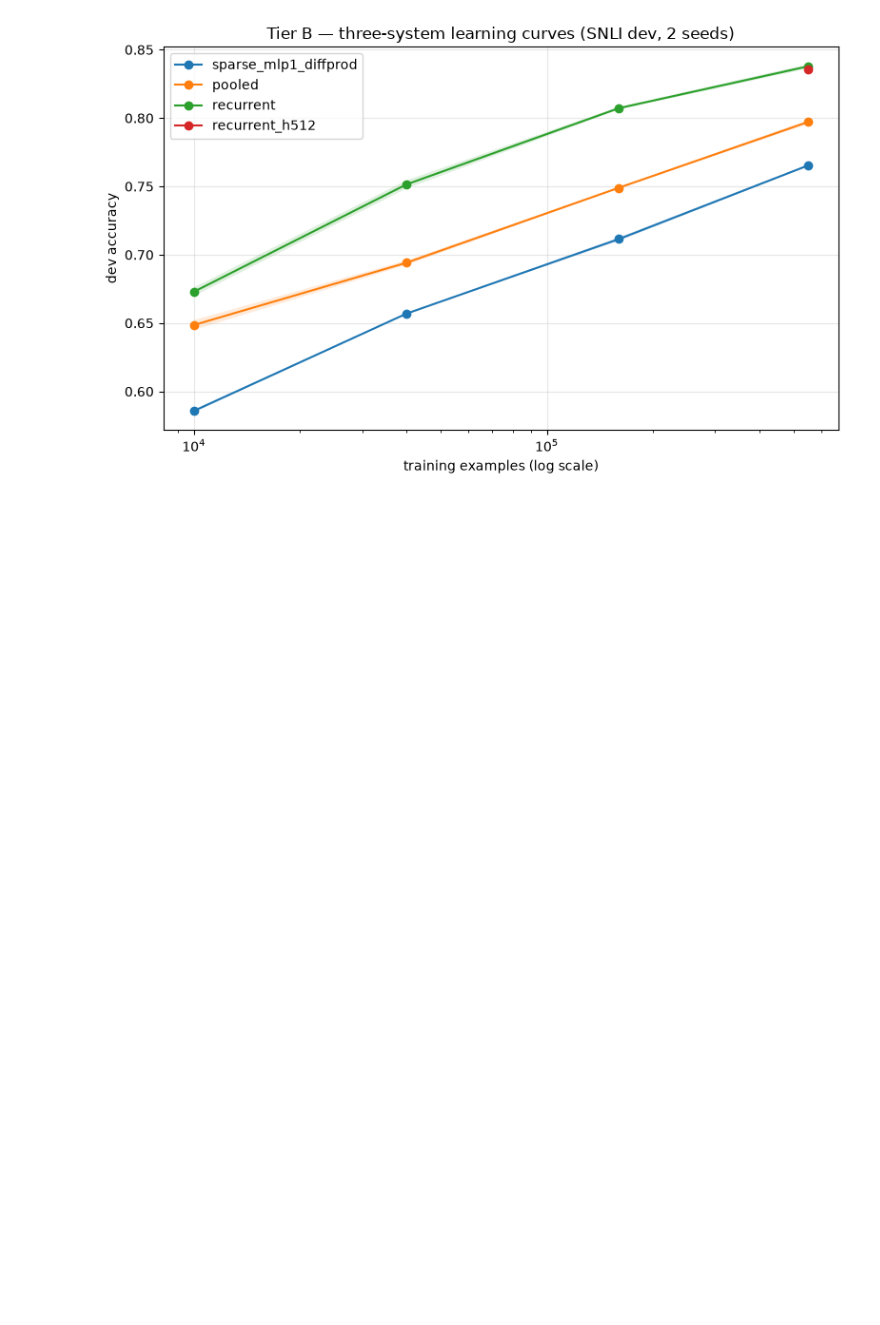
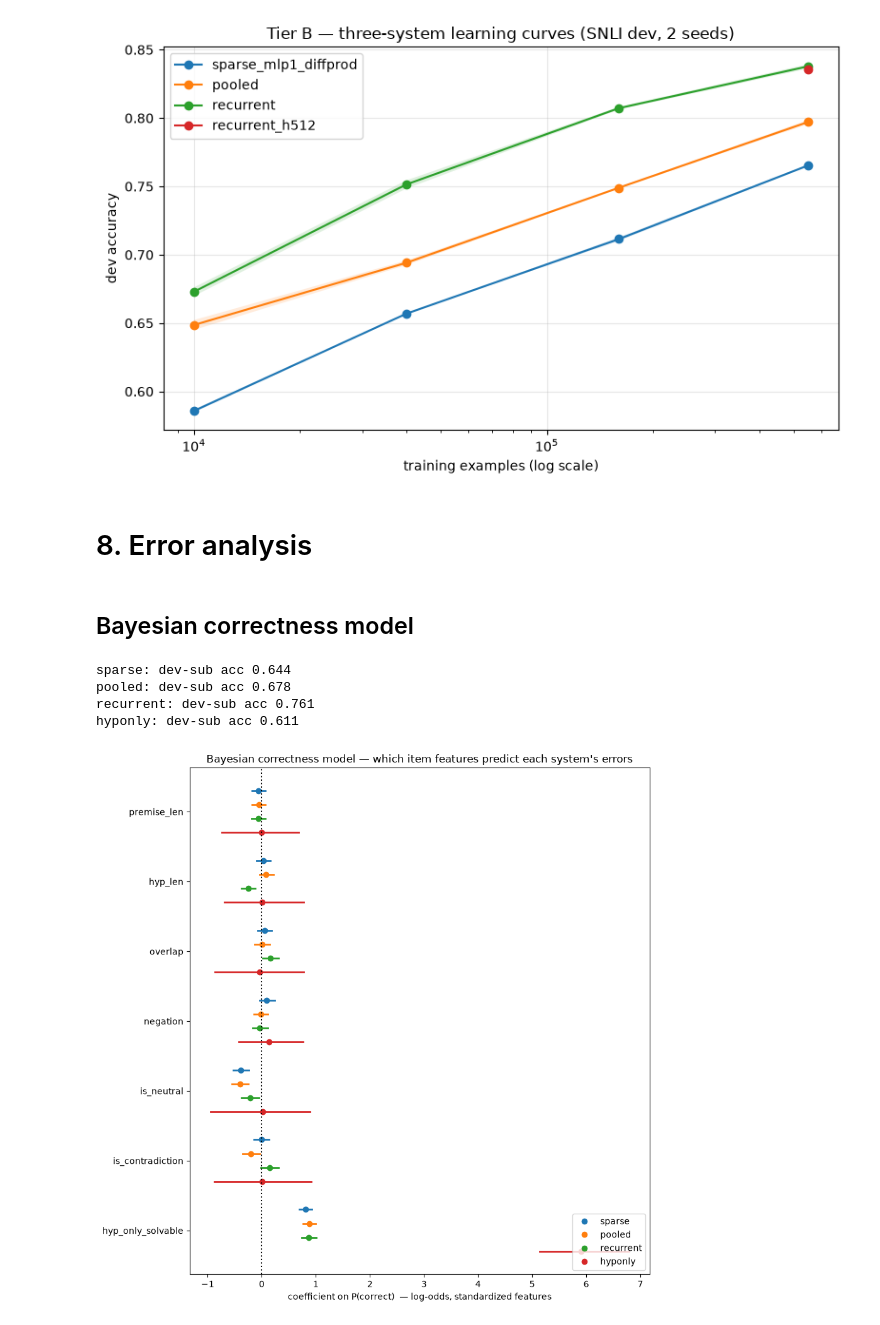
Before and after one commit to vvaitsopoulou/nlp2proj, a Jupyter notebook: part2/part2_anna.ipynb, the cells around one changed output. Drawn from its saved outputs; the diff is of its cells as text; code cells hidden in the pictures; blank space fills up the shorter version.

Commit message:
upload error analysis

```diff
--- a/part2/part2_anna.ipynb
+++ b/part2/part2_anna.ipynb
@@ -1339,3 +1339,52 @@ plt.title("Tier B — three-system learning curves (SNLI dev, 2 seeds)")
 plt.legend(); plt.grid(alpha=0.3); plt.tight_layout(); plt.show()
 # %% [output]
 [figure]
+# %% [markdown]
+# 8. Error analysis
+# %% [markdown]
+## Bayesian correctness model
+# %%
+import pandas as pd, numpy as np, jax, jax.numpy as jnp
+import numpyro, numpyro.distributions as dist
+from numpyro.infer import MCMC, NUTS
+import matplotlib.pyplot as plt
+
+df = pd.read_csv(RESULTS/"error_analysis.csv")
+FEATS = ["premise_len","hyp_len","overlap","negation","is_neutral","is_contradiction","hyp_only_solvable"]
+SYSTEMS = ["sparse","pooled","recurrent","hyponly"]
+
+Xraw = df[FEATS].astype(float).values
+mu, sd = Xraw.mean(0), Xraw.std(0); sd[sd==0] = 1.0
+X = jnp.array((Xraw - mu)/sd)                       # standardize → comparable coefficients
+
+def model(X, y=None):
+    a = numpyro.sample("alpha", dist.Normal(0., 1.5))
+    b = numpyro.sample("beta", dist.Normal(0., 1.).expand([X.shape[1]]))
+    numpyro.sample("obs", dist.Bernoulli(logits=a + X @ b), obs=y)
+
+post = {}
+for s in SYSTEMS:
+    mcmc = MCMC(NUTS(model), num_warmup=500, num_samples=1000, num_chains=2, progress_bar=False)
+    mcmc.run(jax.random.PRNGKey(0), X=X, y=jnp.array(df[f"{s}_correct"].values))
+    post[s] = np.asarray(mcmc.get_samples()["beta"])    # [samples, n_feats]
+    print(f"{s}: dev-sub acc {df[f'{s}_correct'].mean():.3f}")
+
+# forest plot: coefficient (log-odds on P(correct)) per feature, systems side by side
+fig, ax = plt.subplots(figsize=(9, 9)); pos = 0; yt, yl = [], []
+for fi, feat in enumerate(FEATS):
+    for si, s in enumerate(SYSTEMS):
+        lo, mid, hi = np.percentile(post[s][:, fi], [2.5, 50, 97.5])
+        ax.plot([lo, hi], [pos, pos], color=f"C{si}", lw=2)
+        ax.plot(mid, pos, "o", color=f"C{si}", label=s if fi == 0 else "")
+        pos += 1
+    yt.append(pos - 2.5); yl.append(feat); pos += 1
+ax.axvline(0, ls=":", c="k"); ax.set_yticks(yt); ax.set_yticklabels(yl)
+ax.set_xlabel("coefficient on P(correct)  — log-odds, standardized features")
+ax.set_title("Bayesian correctness model — which item features predict each system's errors")
+ax.legend(loc="lower right"); ax.invert_yaxis(); plt.tight_layout(); plt.show()
+# %% [output]
+sparse: dev-sub acc 0.644
+pooled: dev-sub acc 0.678
+recurrent: dev-sub acc 0.761
+hyponly: dev-sub acc 0.611
+[figure, added]
```
Also changed, not shown: parts of 3 cells of this notebook, 2 other files.
